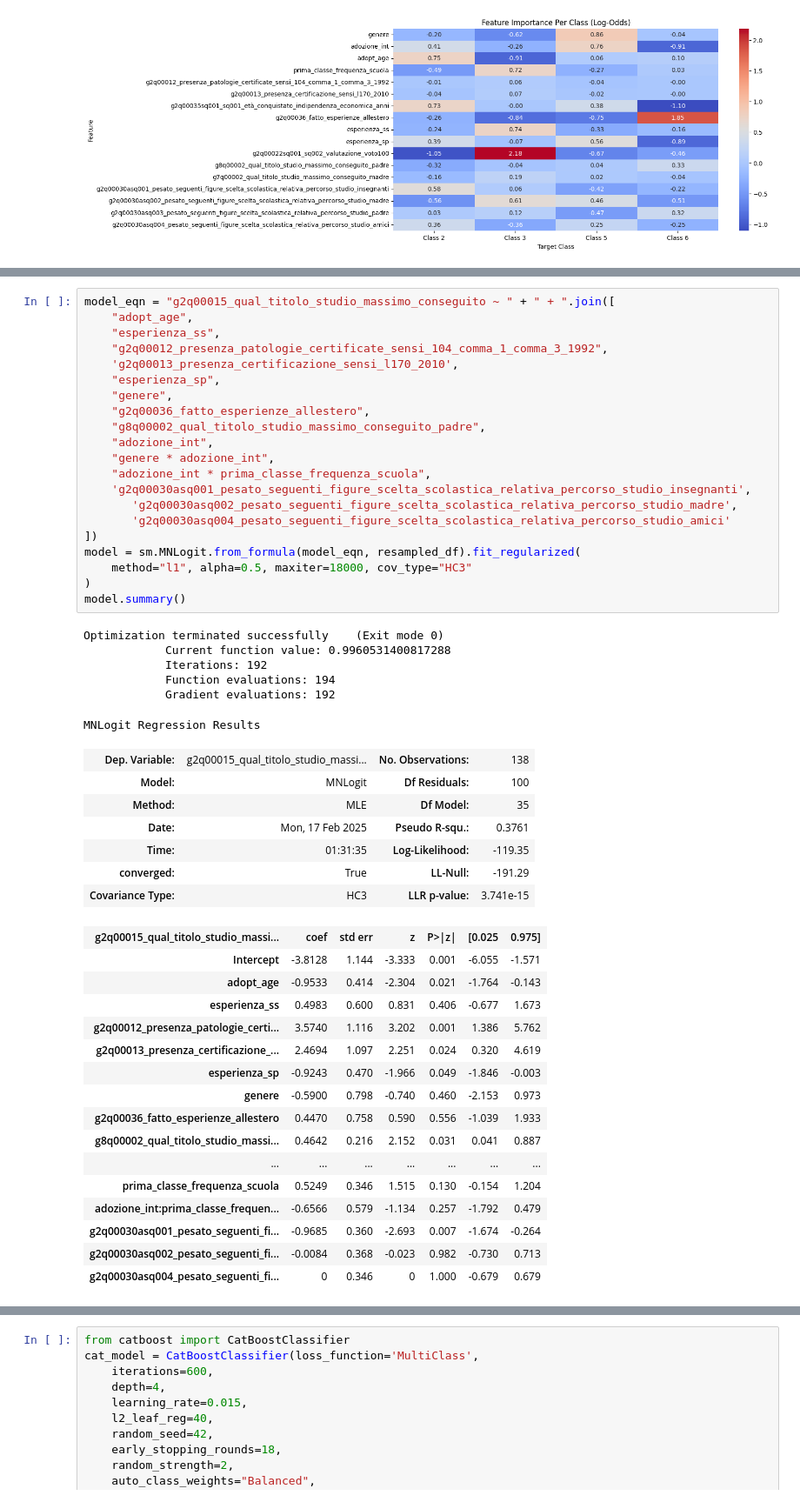
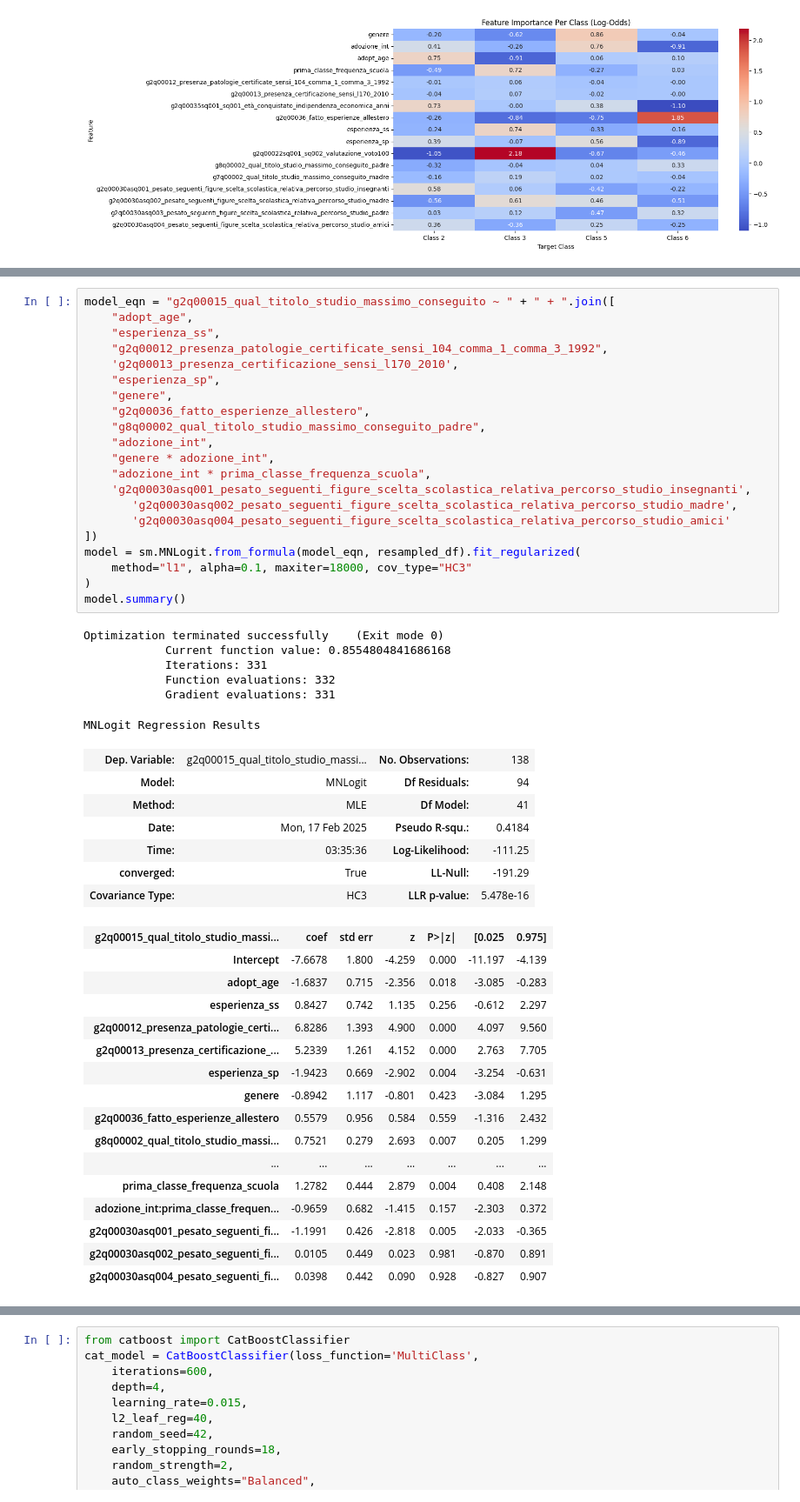
Before and after one commit to arina19-2000/unimi, a Jupyter notebook: tesi/kids_survey.ipynb, the cells around one changed output, grey strips where cells are left out. Shown at 87% size. Cells and saved outputs as stored; diff of their text form.

```diff
--- a/tesi/kids_survey.ipynb
+++ b/tesi/kids_survey.ipynb
@@ -805,54 +805,54 @@ MNLogit Regression Results
 # %%
 model_eqn = "g2q00015_qual_titolo_studio_massimo_conseguito ~ " + " + ".join([
     "adopt_age",
     "esperienza_ss",
     "g2q00012_presenza_patologie_certificate_sensi_104_comma_1_comma_3_1992",
     'g2q00013_presenza_certificazione_sensi_l170_2010',
     "esperienza_sp",
     "genere",
     "g2q00036_fatto_esperienze_allestero",
     "g8q00002_qual_titolo_studio_massimo_conseguito_padre",
     "adozione_int",
     "genere * adozione_int",
     "adozione_int * prima_classe_frequenza_scuola",
     'g2q00030asq001_pesato_seguenti_figure_scelta_scolastica_relativa_percorso_studio_insegnanti',
        'g2q00030asq002_pesato_seguenti_figure_scelta_scolastica_relativa_percorso_studio_madre',
        'g2q00030asq004_pesato_seguenti_figure_scelta_scolastica_relativa_percorso_studio_amici'
 ])
 model = sm.MNLogit.from_formula(model_eqn, resampled_df).fit_regularized(
-    method="l1", alpha=0.5, maxiter=18000, cov_type="HC3"
+    method="l1", alpha=0.1, maxiter=18000, cov_type="HC3"
 )
 model.summary()
 # %% [output]
 Optimization terminated successfully    (Exit mode 0)
-            Current function value: 0.9960531400817288
-            Iterations: 192
-            Function evaluations: 194
-            Gradient evaluations: 192
+            Current function value: 0.8554804841686168
+            Iterations: 331
+            Function evaluations: 332
+            Gradient evaluations: 331
 MNLogit Regression Results
 | Dep. Variable: | g2q00015_qual_titolo_studio_massi... | No. Observations: | 138 |
-| Model: | MNLogit | Df Residuals: | 100 |
-| Method: | MLE | Df Model: | 35 |
-| Date: | Mon, 17 Feb 2025 | Pseudo R-squ.: | 0.3761 |
-| Time: | 01:31:35 | Log-Likelihood: | -119.35 |
+| Model: | MNLogit | Df Residuals: | 94 |
+| Method: | MLE | Df Model: | 41 |
+| Date: | Mon, 17 Feb 2025 | Pseudo R-squ.: | 0.4184 |
+| Time: | 03:35:36 | Log-Likelihood: | -111.25 |
 | converged: | True | LL-Null: | -191.29 |
-| Covariance Type: | HC3 | LLR p-value: | 3.741e-15 |
+| Covariance Type: | HC3 | LLR p-value: | 5.478e-16 |
 | g2q00015_qual_titolo_studio_massi... | coef | std err | z | P>|z| | [0.025 | 0.975] |
-| Intercept | -3.8128 | 1.144 | -3.333 | 0.001 | -6.055 | -1.571 |
-| adopt_age | -0.9533 | 0.414 | -2.304 | 0.021 | -1.764 | -0.143 |
-| esperienza_ss | 0.4983 | 0.600 | 0.831 | 0.406 | -0.677 | 1.673 |
-| g2q00012_presenza_patologie_certi... | 3.5740 | 1.116 | 3.202 | 0.001 | 1.386 | 5.762 |
-| g2q00013_presenza_certificazione_... | 2.4694 | 1.097 | 2.251 | 0.024 | 0.320 | 4.619 |
-| esperienza_sp | -0.9243 | 0.470 | -1.966 | 0.049 | -1.846 | -0.003 |
-| genere | -0.5900 | 0.798 | -0.740 | 0.460 | -2.153 | 0.973 |
-| g2q00036_fatto_esperienze_allestero | 0.4470 | 0.758 | 0.590 | 0.556 | -1.039 | 1.933 |
-| g8q00002_qual_titolo_studio_massi... | 0.4642 | 0.216 | 2.152 | 0.031 | 0.041 | 0.887 |
+| Intercept | -7.6678 | 1.800 | -4.259 | 0.000 | -11.197 | -4.139 |
+| adopt_age | -1.6837 | 0.715 | -2.356 | 0.018 | -3.085 | -0.283 |
+| esperienza_ss | 0.8427 | 0.742 | 1.135 | 0.256 | -0.612 | 2.297 |
+| g2q00012_presenza_patologie_certi... | 6.8286 | 1.393 | 4.900 | 0.000 | 4.097 | 9.560 |
+| g2q00013_presenza_certificazione_... | 5.2339 | 1.261 | 4.152 | 0.000 | 2.763 | 7.705 |
+| esperienza_sp | -1.9423 | 0.669 | -2.902 | 0.004 | -3.254 | -0.631 |
+| genere | -0.8942 | 1.117 | -0.801 | 0.423 | -3.084 | 1.295 |
+| g2q00036_fatto_esperienze_allestero | 0.5579 | 0.956 | 0.584 | 0.559 | -1.316 | 2.432 |
+| g8q00002_qual_titolo_studio_massi... | 0.7521 | 0.279 | 2.693 | 0.007 | 0.205 | 1.299 |
 | ... | ... | ... | ... | ... | ... | ... |
-| prima_classe_frequenza_scuola | 0.5249 | 0.346 | 1.515 | 0.130 | -0.154 | 1.204 |
-| adozione_int:prima_classe_frequen... | -0.6566 | 0.579 | -1.134 | 0.257 | -1.792 | 0.479 |
-| g2q00030asq001_pesato_seguenti_fi... | -0.9685 | 0.360 | -2.693 | 0.007 | -1.674 | -0.264 |
-| g2q00030asq002_pesato_seguenti_fi... | -0.0084 | 0.368 | -0.023 | 0.982 | -0.730 | 0.713 |
-| g2q00030asq004_pesato_seguenti_fi... | 0 | 0.346 | 0 | 1.000 | -0.679 | 0.679 |
+| prima_classe_frequenza_scuola | 1.2782 | 0.444 | 2.879 | 0.004 | 0.408 | 2.148 |
+| adozione_int:prima_classe_frequen... | -0.9659 | 0.682 | -1.415 | 0.157 | -2.303 | 0.372 |
+| g2q00030asq001_pesato_seguenti_fi... | -1.1991 | 0.426 | -2.818 | 0.005 | -2.033 | -0.365 |
+| g2q00030asq002_pesato_seguenti_fi... | 0.0105 | 0.449 | 0.023 | 0.981 | -0.870 | 0.891 |
+| g2q00030asq004_pesato_seguenti_fi... | 0.0398 | 0.442 | 0.090 | 0.928 | -0.827 | 0.907 |
 # %%
 model_eqn = "g2q00015_qual_titolo_studio_massimo_conseguito ~ " + " + ".join([
     "adopt_age",
```
Also changed, not shown: parts of 2 cells of this notebook.
